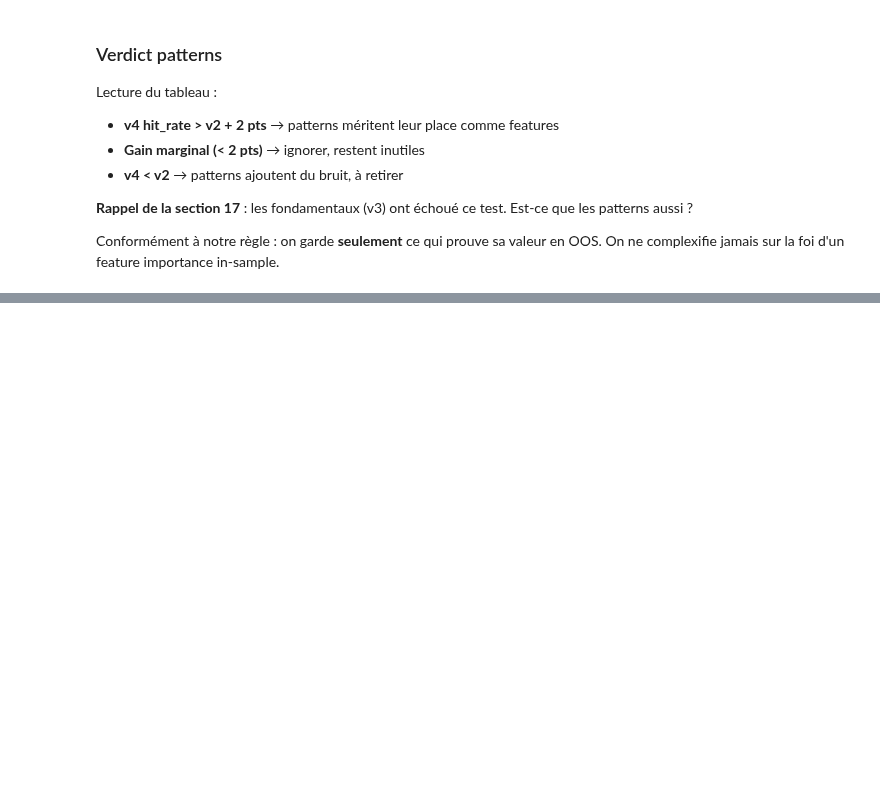
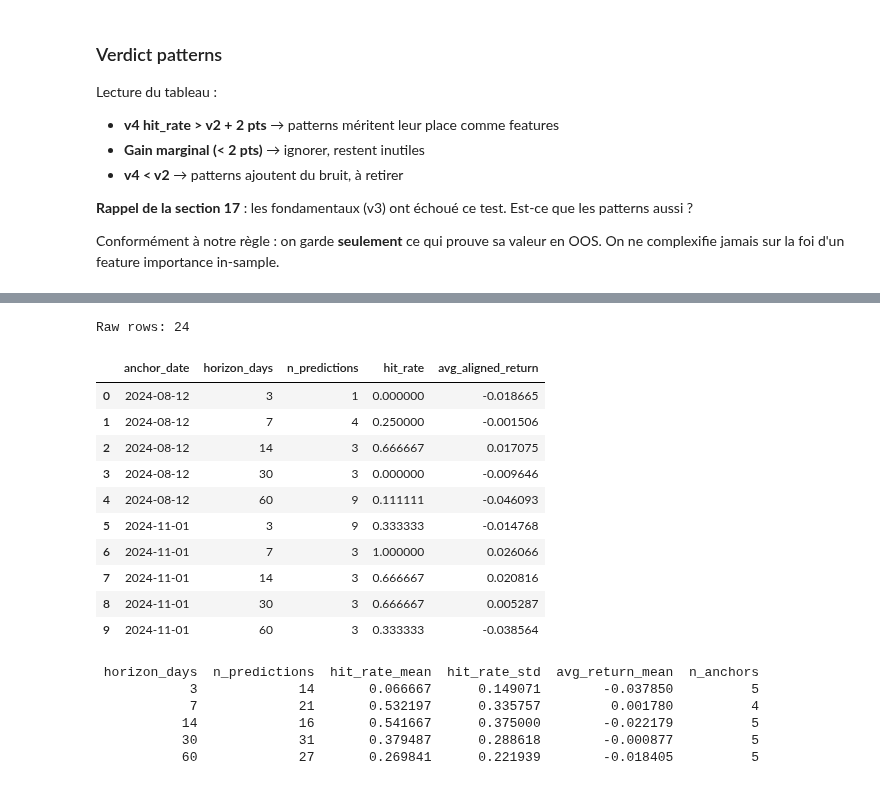
Before and after one commit to MehdiR39/Tangier, a Jupyter notebook: notebooks/stock_scanner_course.ipynb, the cells around one changed output, grey strips where cells are left out. Cells and saved outputs as stored; diff of their text form; code cells hidden in the pictures; blank space fills up the shorter version.

```diff
--- a/notebooks/stock_scanner_course.ipynb
+++ b/notebooks/stock_scanner_course.ipynb
@@ -2342,0 +2362,41 @@ importance in-sample.
+# %%
+from src.model_decay import model_decay_analysis, aggregate_decay
+
+# Use the fast trainer_factory_v2 defined earlier (importance FS, no SMOTE)
+decay_df = model_decay_analysis(
+    featured_per_ticker=featured_v2,
+    target_creator=tc_v2,
+    trainer_factory=trainer_factory_v2,
+    horizon_days=[3, 7, 14, 30, 60],
+    n_anchors=5,              # 5 re-trainings = ~3-5 min total
+    min_anchor_frac=0.35,
+    max_anchor_frac=0.75,
+    return_horizon_bars=5,
+    min_quality=0.50,
+)
+print(f'Raw rows: {len(decay_df)}')
+decay_df.head(10)
+# %% [output]
+Raw rows: 24
+|  | anchor_date | horizon_days | n_predictions | hit_rate | avg_aligned_return |
+| 0 | 2024-08-12 | 3 | 1 | 0.000000 | -0.018665 |
+| 1 | 2024-08-12 | 7 | 4 | 0.250000 | -0.001506 |
+| 2 | 2024-08-12 | 14 | 3 | 0.666667 | 0.017075 |
+| 3 | 2024-08-12 | 30 | 3 | 0.000000 | -0.009646 |
+| 4 | 2024-08-12 | 60 | 9 | 0.111111 | -0.046093 |
+| 5 | 2024-11-01 | 3 | 9 | 0.333333 | -0.014768 |
+| 6 | 2024-11-01 | 7 | 3 | 1.000000 | 0.026066 |
+| 7 | 2024-11-01 | 14 | 3 | 0.666667 | 0.020816 |
+| 8 | 2024-11-01 | 30 | 3 | 0.666667 | 0.005287 |
+| 9 | 2024-11-01 | 60 | 3 | 0.333333 | -0.038564 |
+# %%
+# Aggregate across anchors → decay curve
+decay_curve = aggregate_decay(decay_df)
+print(decay_curve.to_string(index=False))
+# %% [output]
+ horizon_days  n_predictions  hit_rate_mean  hit_rate_std  avg_return_mean  n_anchors
+            3             14       0.066667      0.149071        -0.037850          5
+            7             21       0.532197      0.335757         0.001780          4
+           14             16       0.541667      0.375000        -0.022179          5
+           30             31       0.379487      0.288618        -0.000877          5
+           60             27       0.269841      0.221939        -0.018405          5
```
Also changed, not shown: parts of 8 cells of this notebook, 2 other files.
